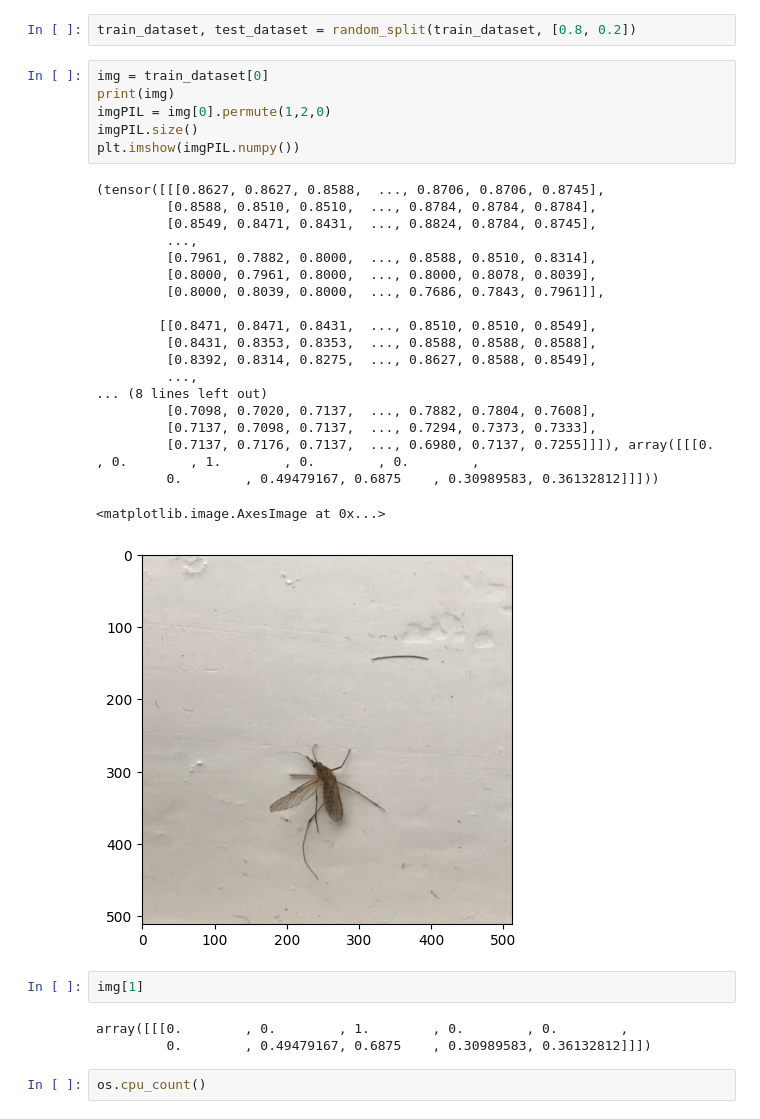
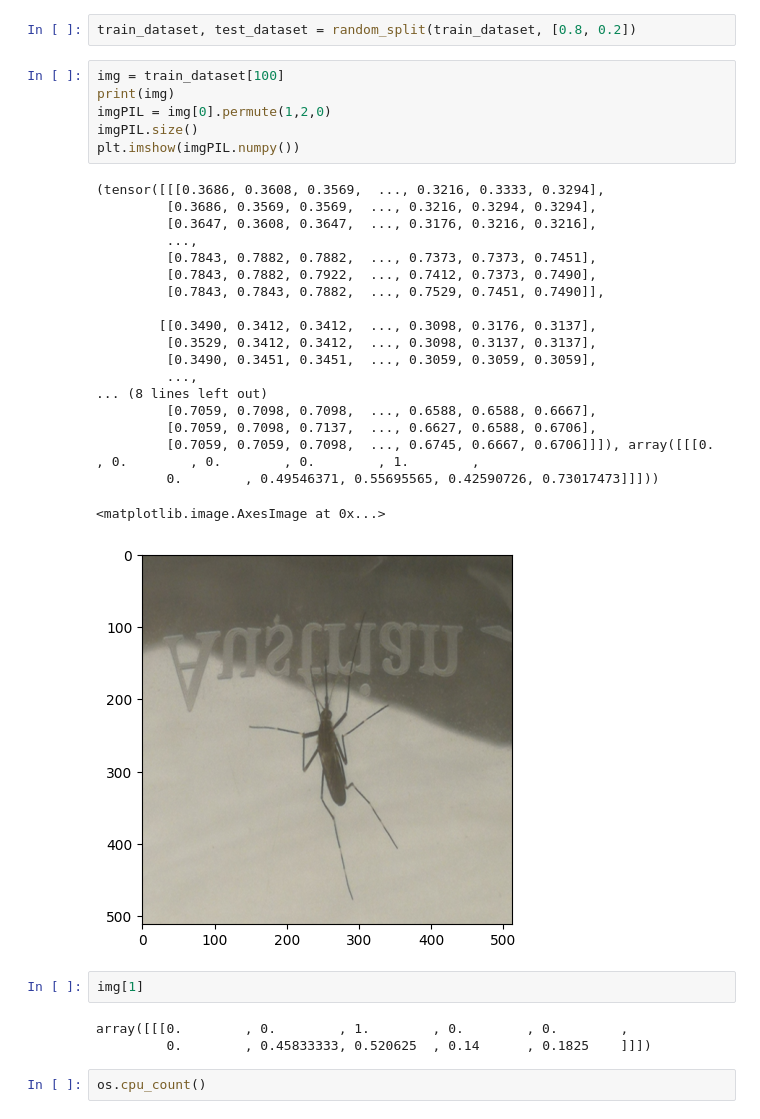
Before and after one commit to HarishSivakumaran/ML-Projects, a Jupyter notebook: yolo-object-detection.ipynb, the cells around one changed output. Drawn from its saved outputs; the diff is of its cells as text.

```diff
--- a/yolo-object-detection.ipynb
+++ b/yolo-object-detection.ipynb
@@ -111,36 +115,36 @@ train_dataset = MosquitoDataset(DATASET_DIR+'images', DATASET_DIR+'labels')
 # %%
 train_dataset, test_dataset = random_split(train_dataset, [0.8, 0.2])
 # %%
-img = train_dataset[0]
+img = train_dataset[100]
 print(img)
 imgPIL = img[0].permute(1,2,0)
 imgPIL.size()
 plt.imshow(imgPIL.numpy())
 # %% [output]
-(tensor([[[0.8627, 0.8627, 0.8588,  ..., 0.8706, 0.8706, 0.8745],
-         [0.8588, 0.8510, 0.8510,  ..., 0.8784, 0.8784, 0.8784],
-         [0.8549, 0.8471, 0.8431,  ..., 0.8824, 0.8784, 0.8745],
+(tensor([[[0.3686, 0.3608, 0.3569,  ..., 0.3216, 0.3333, 0.3294],
+         [0.3686, 0.3569, 0.3569,  ..., 0.3216, 0.3294, 0.3294],
+         [0.3647, 0.3608, 0.3647,  ..., 0.3176, 0.3216, 0.3216],
          ...,
-         [0.7961, 0.7882, 0.8000,  ..., 0.8588, 0.8510, 0.8314],
-         [0.8000, 0.7961, 0.8000,  ..., 0.8000, 0.8078, 0.8039],
-         [0.8000, 0.8039, 0.8000,  ..., 0.7686, 0.7843, 0.7961]],
+         [0.7843, 0.7882, 0.7882,  ..., 0.7373, 0.7373, 0.7451],
+         [0.7843, 0.7882, 0.7922,  ..., 0.7412, 0.7373, 0.7490],
+         [0.7843, 0.7843, 0.7882,  ..., 0.7529, 0.7451, 0.7490]],
 
-        [[0.8471, 0.8471, 0.8431,  ..., 0.8510, 0.8510, 0.8549],
-         [0.8431, 0.8353, 0.8353,  ..., 0.8588, 0.8588, 0.8588],
-         [0.8392, 0.8314, 0.8275,  ..., 0.8627, 0.8588, 0.8549],
+        [[0.3490, 0.3412, 0.3412,  ..., 0.3098, 0.3176, 0.3137],
+         [0.3529, 0.3412, 0.3412,  ..., 0.3098, 0.3137, 0.3137],
+         [0.3490, 0.3451, 0.3451,  ..., 0.3059, 0.3059, 0.3059],
          ...,
 ... (8 lines left out)
-         [0.7098, 0.7020, 0.7137,  ..., 0.7882, 0.7804, 0.7608],
-         [0.7137, 0.7098, 0.7137,  ..., 0.7294, 0.7373, 0.7333],
-         [0.7137, 0.7176, 0.7137,  ..., 0.6980, 0.7137, 0.7255]]]), array([[[0.        , 0.        , 1.        , 0.        , 0.        ,
-         0.        , 0.49479167, 0.6875    , 0.30989583, 0.36132812]]]))
+         [0.7059, 0.7098, 0.7098,  ..., 0.6588, 0.6588, 0.6667],
+         [0.7059, 0.7098, 0.7137,  ..., 0.6627, 0.6588, 0.6706],
+         [0.7059, 0.7059, 0.7098,  ..., 0.6745, 0.6667, 0.6706]]]), array([[[0.        , 0.        , 0.        , 0.        , 1.        ,
+         0.        , 0.49546371, 0.55695565, 0.42590726, 0.73017473]]]))
 <matplotlib.image.AxesImage at 0x...>
-[figure, old version]
+[figure, new version]
 # %%
 img[1]
 # %% [output]
 array([[[0.        , 0.        , 1.        , 0.        , 0.        ,
-         0.        , 0.49479167, 0.6875    , 0.30989583, 0.36132812]]])
+         0.        , 0.45833333, 0.520625  , 0.14      , 0.1825    ]]])
 # %%
 os.cpu_count()
 # %% [output]
```
Also changed, not shown: parts of 6 cells of this notebook.
